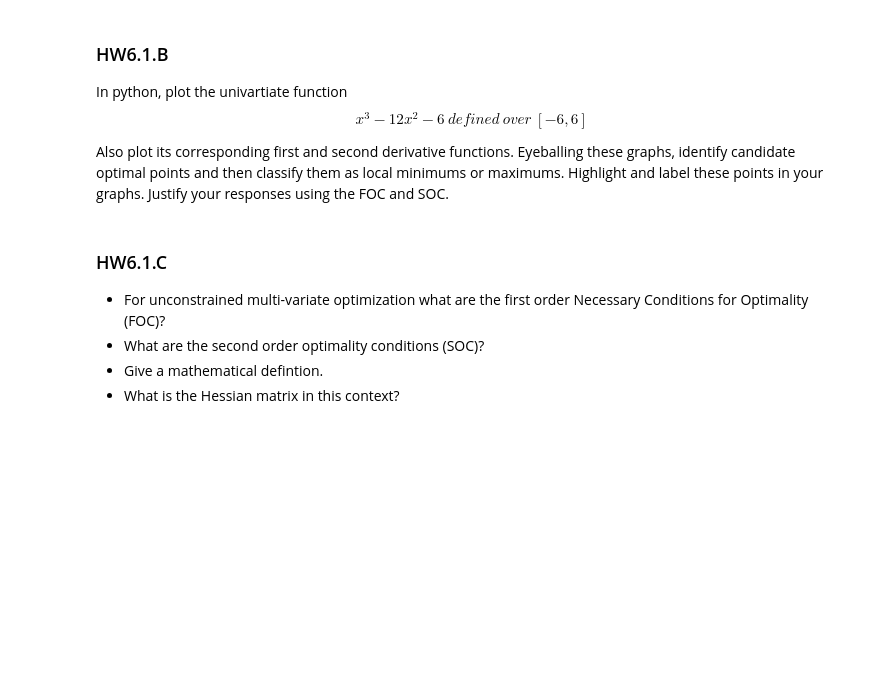
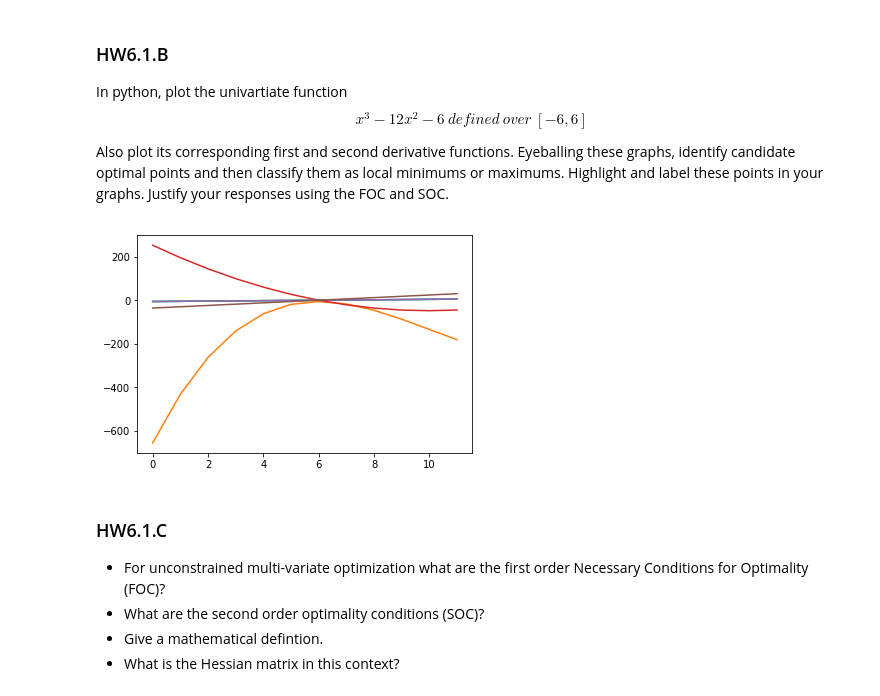
Before and after one commit to stassyvichev/w261_repo, a Jupyter notebook: HW6/MIDS-W261-HW-06-TEMPLATE.ipynb, the cells around one changed output. Saved outputs shown, nothing was run; the diff lists cells and outputs as text; code cells hidden in the pictures; blank space fills up the shorter version.

Commit message:
HW6 problem 5 started

```diff
--- a/HW6/MIDS-W261-HW-06-TEMPLATE.ipynb
+++ b/HW6/MIDS-W261-HW-06-TEMPLATE.ipynb
@@ -75,3 +77,33 @@ Also plot its corresponding first and second derivative functions. Eyeballing th
+# %%
+# START STUDENT PLOTS HW6.1.B
+def myF(x):
+    return x*x*x - 12*x*x -6
+
+def myFF(x):
+    return 3*x*x -24*x
+
+def mySF(x):
+    return 6*x
+
+a=[]
+fa=[]
+sa=[]
+
+for i in xrange(-6,6):
+    a.append((i,myF(i)))
+    fa.append((i,myFF(i)))
+    sa.append((i,mySF(i)))
+# a = sorted(a)
+# print sorted(a)
+# END STUDENT PLOTS HW6.1.B
+
+import matplotlib.pyplot as plt
+plt.plot(a)
+plt.plot(fa)
+plt.plot(sa)
+plt.show()
+# %% [output]
+[figure, added]
 # %% [markdown]
 ### HW6.1.C
 - For unconstrained multi-variate optimization what are the first order  Necessary Conditions for Optimality (FOC)?
```
Also changed, not shown: parts of 16 cells of this notebook, 3 other files.
